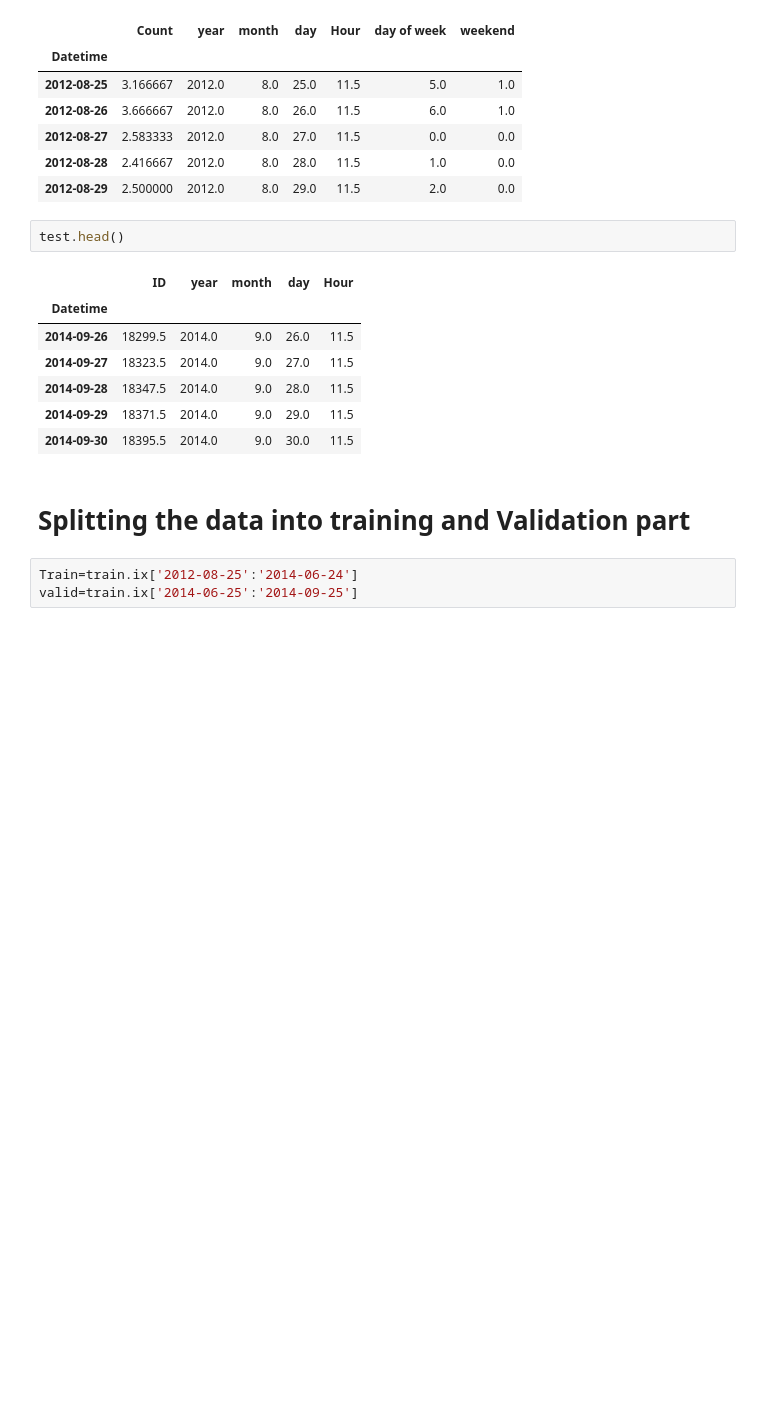
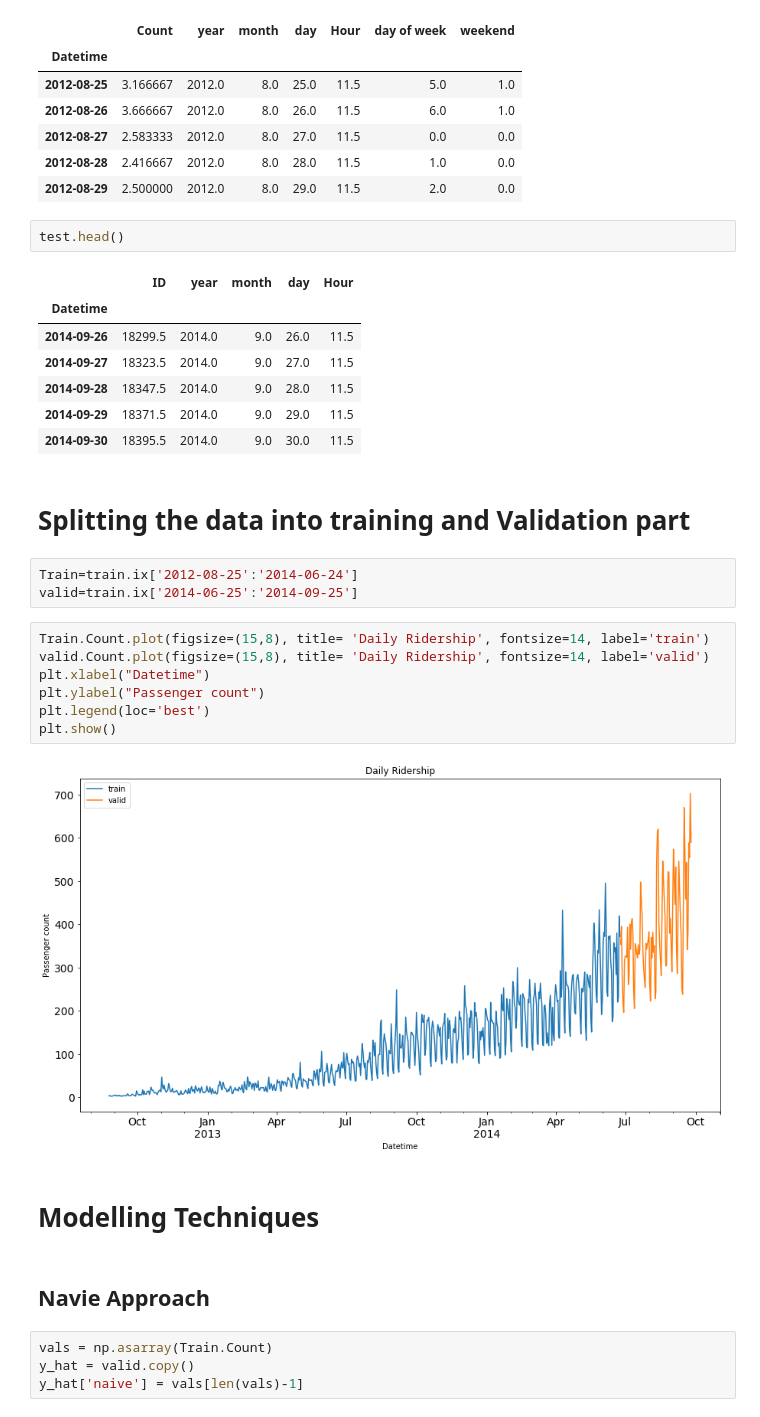
Before and after one commit to In-finite/TimeSeries, a Jupyter notebook: First_step_to_understand_data.ipynb, the cells around one changed output. Saved outputs shown, nothing was run; the diff lists cells and outputs as text; blank space fills up the shorter version.

```diff
--- a/First_step_to_understand_data.ipynb
+++ b/First_step_to_understand_data.ipynb
@@ -263,3 +263,20 @@ test.head()
 # %%
 Train=train.ix['2012-08-25':'2014-06-24']
 valid=train.ix['2014-06-25':'2014-09-25']
+# %%
+Train.Count.plot(figsize=(15,8), title= 'Daily Ridership', fontsize=14, label='train')
+valid.Count.plot(figsize=(15,8), title= 'Daily Ridership', fontsize=14, label='valid')
+plt.xlabel("Datetime")
+plt.ylabel("Passenger count")
+plt.legend(loc='best')
+plt.show()
+# %% [output]
+[figure, added]
+# %% [markdown]
+# Modelling Techniques
+# %% [markdown]
+## Navie Approach
+# %%
+vals = np.asarray(Train.Count)
+y_hat = valid.copy()
+y_hat['naive'] = vals[len(vals)-1]
```
Also changed, not shown: parts of 15 cells of this notebook.
